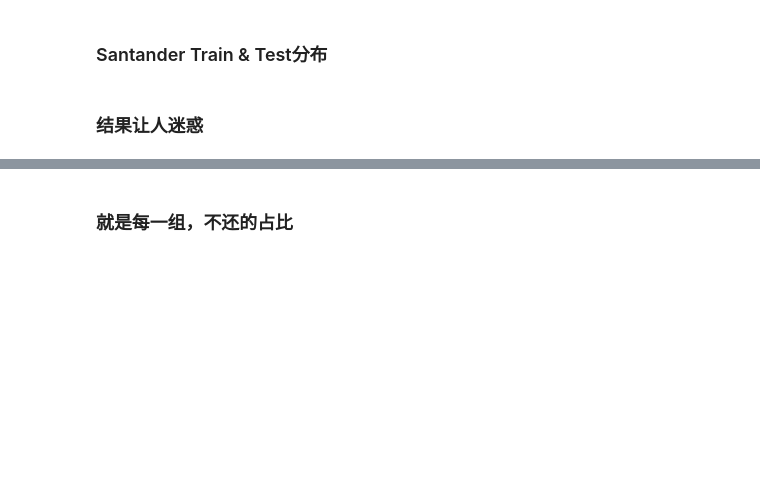
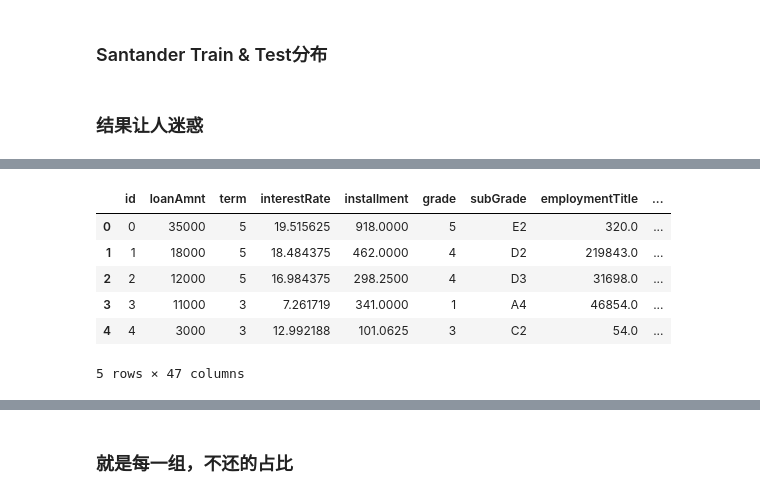
Before and after one commit to elsieyin/FengKo, a Jupyter notebook: EDA/myeda.ipynb, the cells around one changed output, grey strips where cells are left out. Drawn from its saved outputs; the diff is of its cells as text; code cells hidden in the pictures; blank space fills up the shorter version.

```diff
--- a/EDA/myeda.ipynb
+++ b/EDA/myeda.ipynb
@@ -201,0 +223,10 @@ sns.lineplot(p2.index, p2.values)
+# %%
+train.head()
+# %% [output]
+|  | id | loanAmnt | term | interestRate | installment | grade | subGrade | employmentTitle | ... |
+| 0 | 0 | 35000 | 5 | 19.515625 | 918.0000 | 5 | E2 | 320.0 | ... |
+| 1 | 1 | 18000 | 5 | 18.484375 | 462.0000 | 4 | D2 | 219843.0 | ... |
+| 2 | 2 | 12000 | 5 | 16.984375 | 298.2500 | 4 | D3 | 31698.0 | ... |
+| 3 | 3 | 11000 | 3 | 7.261719 | 341.0000 | 1 | A4 | 46854.0 | ... |
+| 4 | 4 | 3000 | 3 | 12.992188 | 101.0625 | 3 | C2 | 54.0 | ... |
+5 rows × 47 columns
```
Also changed, not shown: parts of 24 cells of this notebook, 2 other files.
